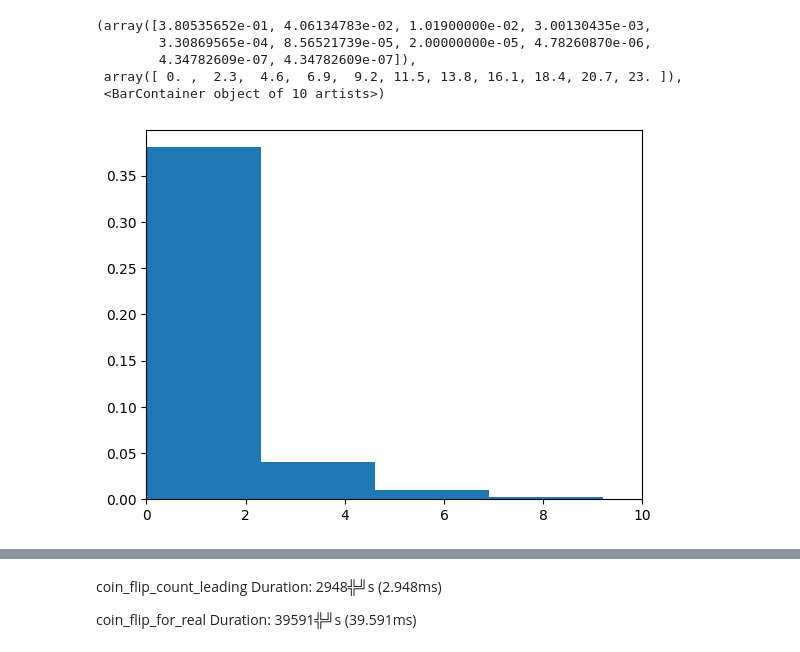
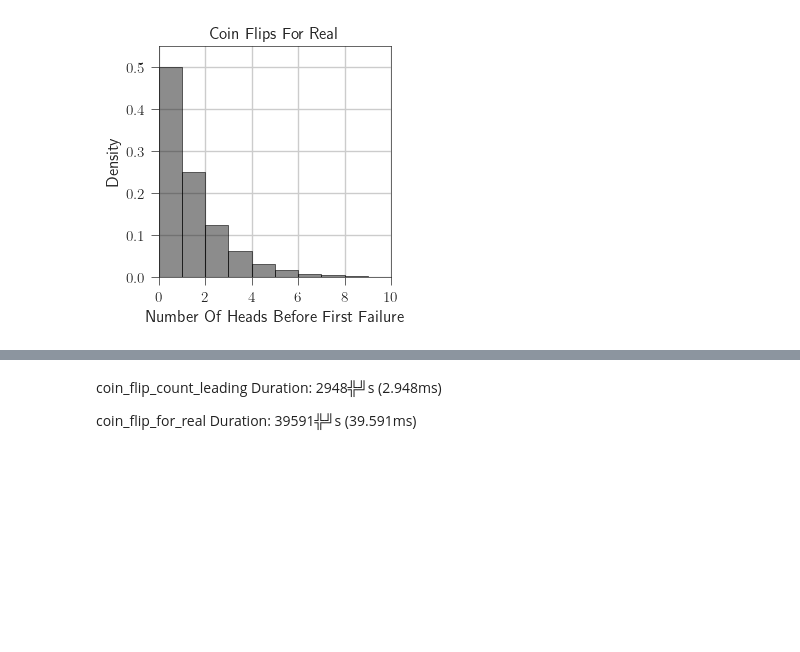
Before and after one commit to APAL-T2-2025/ASN1, a Jupyter notebook: notebook/coin_toss_dist.ipynb, the cells around one changed output, grey strips where cells are left out. Drawn from its saved outputs; the diff is of its cells as text; code cells hidden in the pictures; blank space fills up the shorter version.

Commit message:
Toss coin benches

```diff
--- a/notebook/coin_toss_dist.ipynb
+++ b/notebook/coin_toss_dist.ipynb
@@ -4,12 +1,47 @@ import matplotlib.pyplot as plt
+# %%
+import numpy as np
+from matplotlib import pyplot as plt
+import matplotlib as mpl
+from matplotlib import cm
+import seaborn as sns
+from plotly.validators.bar import marker
+
+sns.set_theme(font_scale=2.0, rc={'text.usetex': True})
+
+plt.rcParams['text.usetex'] = True
+plt.rcParams['font.size'] = 20  # Set the font size to 14
+plt.rcParams['text.latex.preamble'] = r'\usepackage{lmodern}'
 # %%
-x = np.loadtxt("../output/coin_flips_count_leading_dist.txt")
-plt.xlim(0, 10)
-plt.hist(x, density=True)
+x = np.loadtxt('../code/output/coin_flips_count_leading_dist.txt')
+
+sns.set_theme(style='ticks')
+
+f, ax = plt.subplots(figsize=(3, 3))
+
+sns.histplot(
+    x,
+    bins=np.arange(0, 32, dtype=int),
+    color='k',
+    alpha=0.5,
+    edgecolor='0',
+    linewidth=.4,
+    log_scale=(False, False),
+    stat='density'
+)
+ax.spines['top'].set_linewidth(0.5)
+ax.spines['right'].set_linewidth(0.5)
+ax.spines['left'].set_linewidth(0.5)
+ax.spines['bottom'].set_linewidth(0.5)
+ax.tick_params(width=0.5)
+
+ax.set_title("Coin Flips For Real")
+ax.set_xlabel('Number Of Heads Before First Failure')
+ax.set_ylabel('Density')
+ax.grid(True)
+ax.set_xlim(0, 10)
+ax.set_ylim(0, 0.55)
+
+plt.savefig(ax.get_title().lower().replace(' ', '_') + '.pdf', bbox_inches='tight')
 # %% [output]
-(array([3.80535652e-01, 4.06134783e-02, 1.01900000e-02, 3.00130435e-03,
-        3.30869565e-04, 8.56521739e-05, 2.00000000e-05, 4.78260870e-06,
-        4.34782609e-07, 4.34782609e-07]),
- array([ 0. ,  2.3,  4.6,  6.9,  9.2, 11.5, 13.8, 16.1, 18.4, 20.7, 23. ]),
- <BarContainer object of 10 artists>)
-[figure, old version]
+[figure, new version]
 # %%
```
Also changed, not shown: parts of 3 cells of this notebook, 4 other files.
